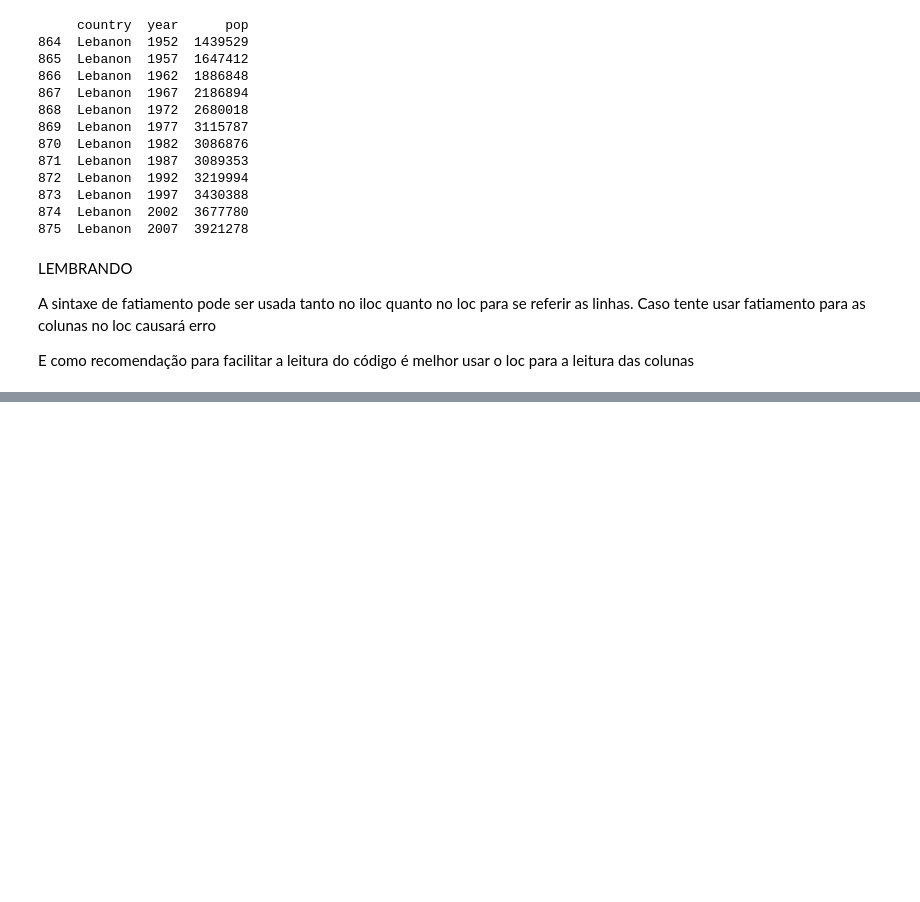
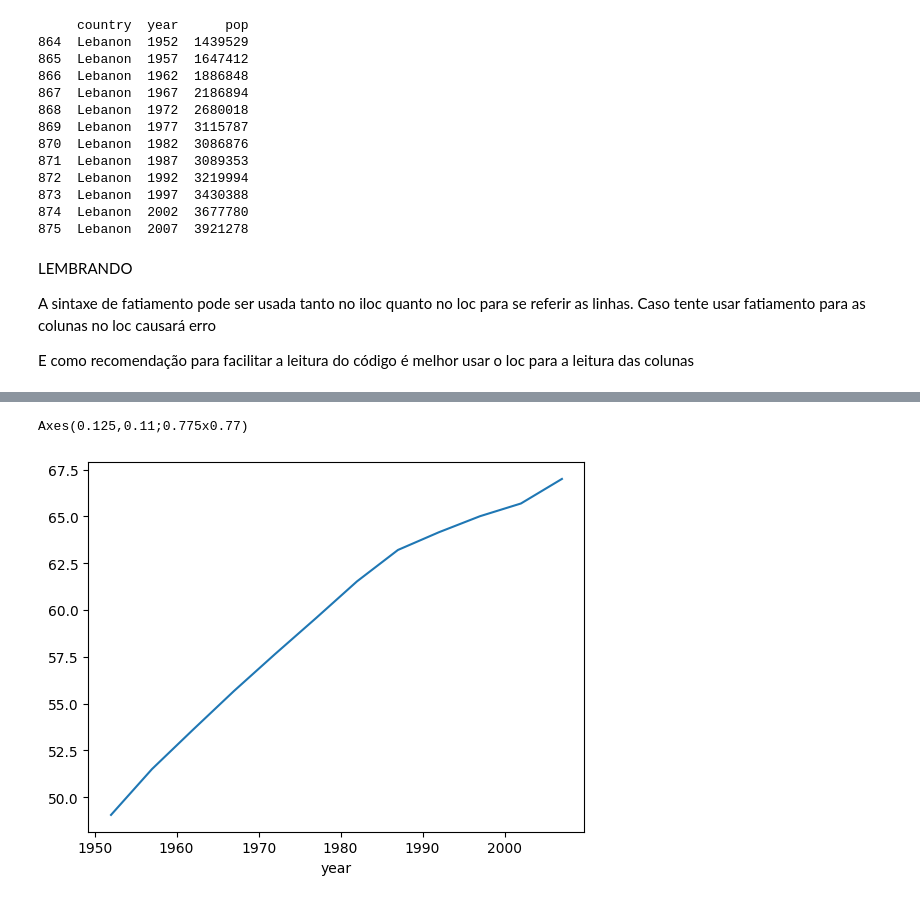
Before and after one commit to LuizGiehl/PFE, a Jupyter notebook: src/cap1.ipynb, the cells around one changed output, grey strips where cells are left out. Cells and saved outputs as stored; diff of their text form; code cells hidden in the pictures; blank space fills up the shorter version.

```diff
--- a/src/cap1.ipynb
+++ b/src/cap1.ipynb
@@ -166,0 +239,6 @@ E como recomendação para facilitar a leitura do código é melhor usar o loc p
+# %%
+global_yearly_life_expectancy = df.groupby('year')['lifeExp'].mean()
+print(global_yearly_life_expectancy.plot())
+# %% [output]
+Axes(0.125,0.11;0.775x0.77)
+[figure, added]
```
Also changed, not shown: parts of 4 cells of this notebook.
